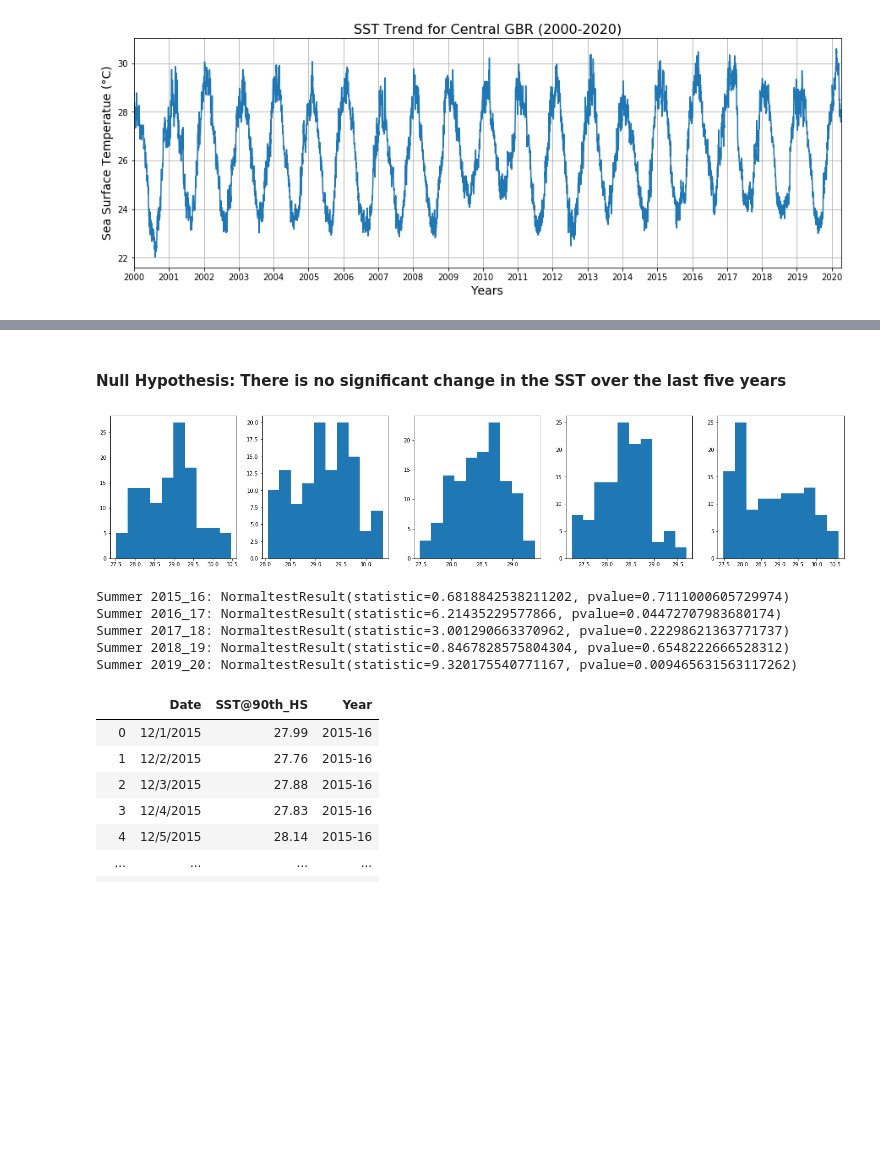
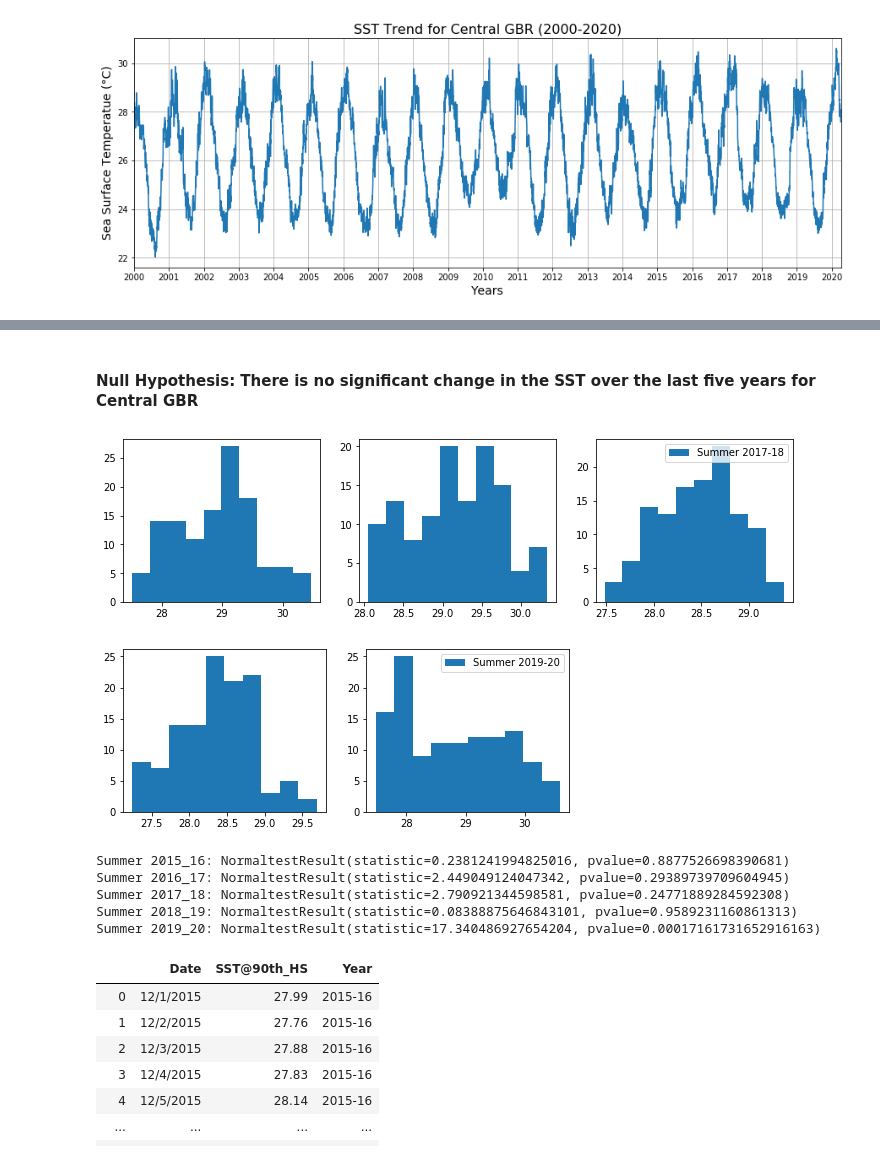
Before and after one commit to Aastha-Arora/Great-Barrier-Reef, a Jupyter notebook: 3. Central_GBR.ipynb, the cells around one changed output, grey strips where cells are left out. Cells and saved outputs as stored; diff of their text form; code cells hidden in the pictures; blank space fills up the shorter version.

```diff
--- a/3. Central_GBR.ipynb
+++ b/3. Central_GBR.ipynb
@@ -290,5 +306,5 @@ plt.show()
 # %% [markdown]
-#### Null Hypothesis: There is no significant change in the SST over the last five years
+#### Null Hypothesis: There is no significant change in the SST over the last five years for Central GBR
 # %%
 # Daily data for summer months (Dec - March) for each year
 summer_2015_16 = five_year_data.loc['12/1/2015':'3/31/2016']['SST@90th_HS']
@@ -298,25 +314,34 @@ summer_2018_19 = five_year_data.loc['12/1/2018':'3/31/2019']['SST@90th_HS']
 summer_2019_20 = five_year_data.loc['12/1/2019':'3/31/2020']['SST@90th_HS']
 # %%
 # Checking if the summer data for each year follows a normal ditribution
-fig, axes = plt.subplots(1,5, figsize=(25,5))
-axes[0].hist(summer_2015_16)
-axes[1].hist(summer_2016_17)
-axes[2].hist(summer_2017_18)
-axes[3].hist(summer_2018_19)
-axes[4].hist(summer_2019_20)
+
+fig, ax = plt.subplots(1,3, figsize=(12,3))
+ax[0].hist(summer_2015_16, label='Summer 2015-16')
+ax[1].hist(summer_2016_17, label='Summer 2016-17')
+ax[2].hist(summer_2017_18, label='Summer 2017-18')
+plt.legend()
+
 plt.show()
+fig2, ax2 = plt.subplots(1,2, figsize=(8,3))
+ax2[0].hist(summer_2018_19, label='Summer 2018-19')
+ax2[1].hist(summer_2019_20, label='Summer 2019-20')
+plt.legend()
+plt.savefig('Output/SavedPlots/year_by_year_histogram_central.png')
+plt.show()
+
 print(f'Summer 2015_16: {sts.normaltest(summer_2015_16.sample(50))}')
 print(f'Summer 2016_17: {sts.normaltest(summer_2016_17.sample(50))}')
 print(f'Summer 2017_18: {sts.normaltest(summer_2017_18.sample(50))}')
 print(f'Summer 2018_19: {sts.normaltest(summer_2018_19.sample(50))}')
 print(f'Summer 2019_20: {sts.normaltest(summer_2019_20.sample(50))}')
 # %% [output]
-[figure, old version]
+[figure, new version]
+[figure, added]
-Summer 2015_16: NormaltestResult(statistic=0.6818842538211202, pvalue=0.7111000605729974)
-Summer 2016_17: NormaltestResult(statistic=6.21435229577866, pvalue=0.04472707983680174)
-Summer 2017_18: NormaltestResult(statistic=3.001290663370962, pvalue=0.22298621363771737)
-Summer 2018_19: NormaltestResult(statistic=0.8467828575804304, pvalue=0.6548222666528312)
-Summer 2019_20: NormaltestResult(statistic=9.320175540771167, pvalue=0.009465631563117262)
+Summer 2015_16: NormaltestResult(statistic=0.2381241994825016, pvalue=0.8877526698390681)
+Summer 2016_17: NormaltestResult(statistic=2.449049124047342, pvalue=0.29389739709604945)
+Summer 2017_18: NormaltestResult(statistic=2.790921344598581, pvalue=0.24771889284592308)
+Summer 2018_19: NormaltestResult(statistic=0.08388875646843101, pvalue=0.9589231160861313)
+Summer 2019_20: NormaltestResult(statistic=17.340486927654204, pvalue=0.00017161731652916163)
 # %%
 summer_2015_16_df = summer_2015_16.reset_index()
 summer_2016_17_df = summer_2016_17.reset_index()
```
Also changed, not shown: parts of 14 cells of this notebook.
